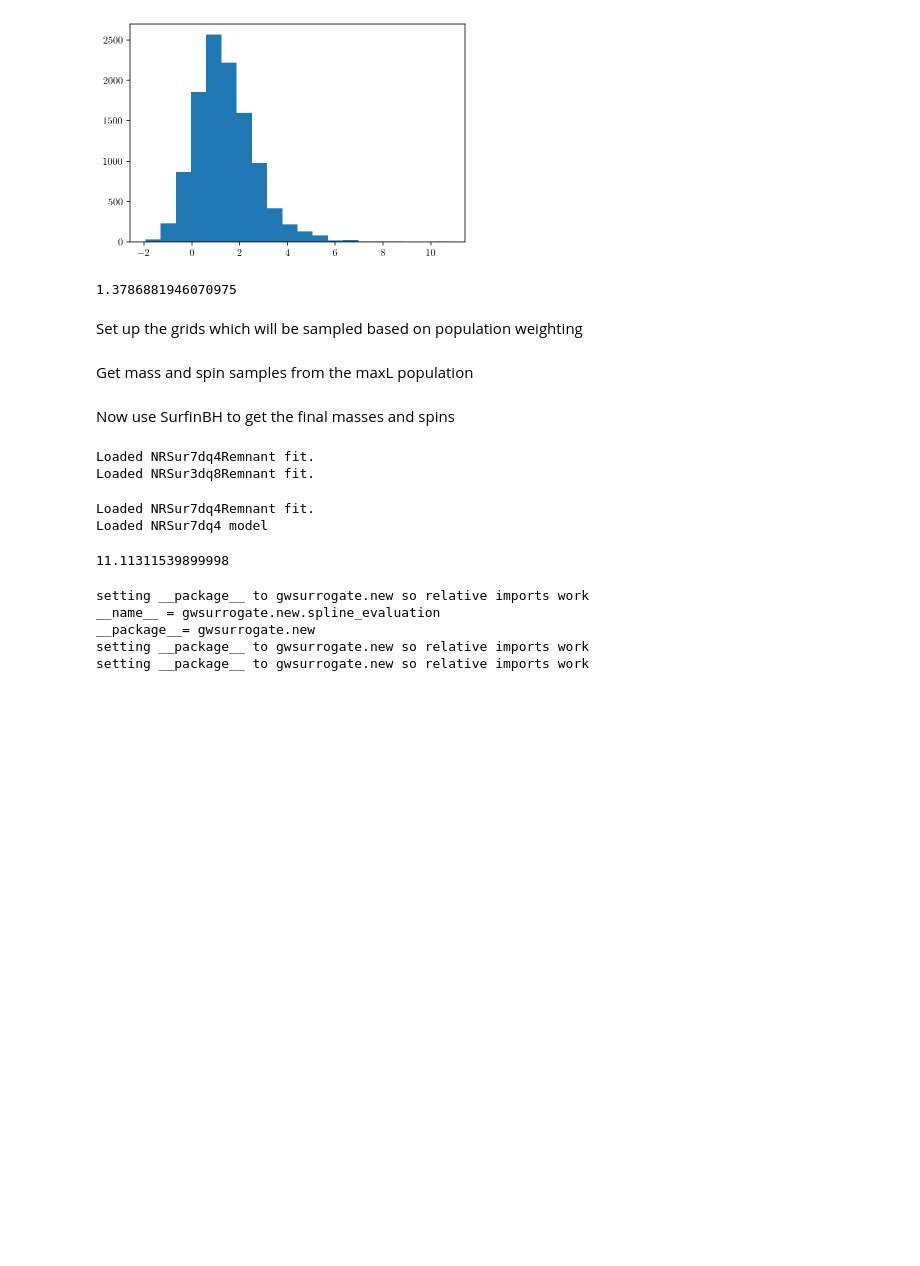
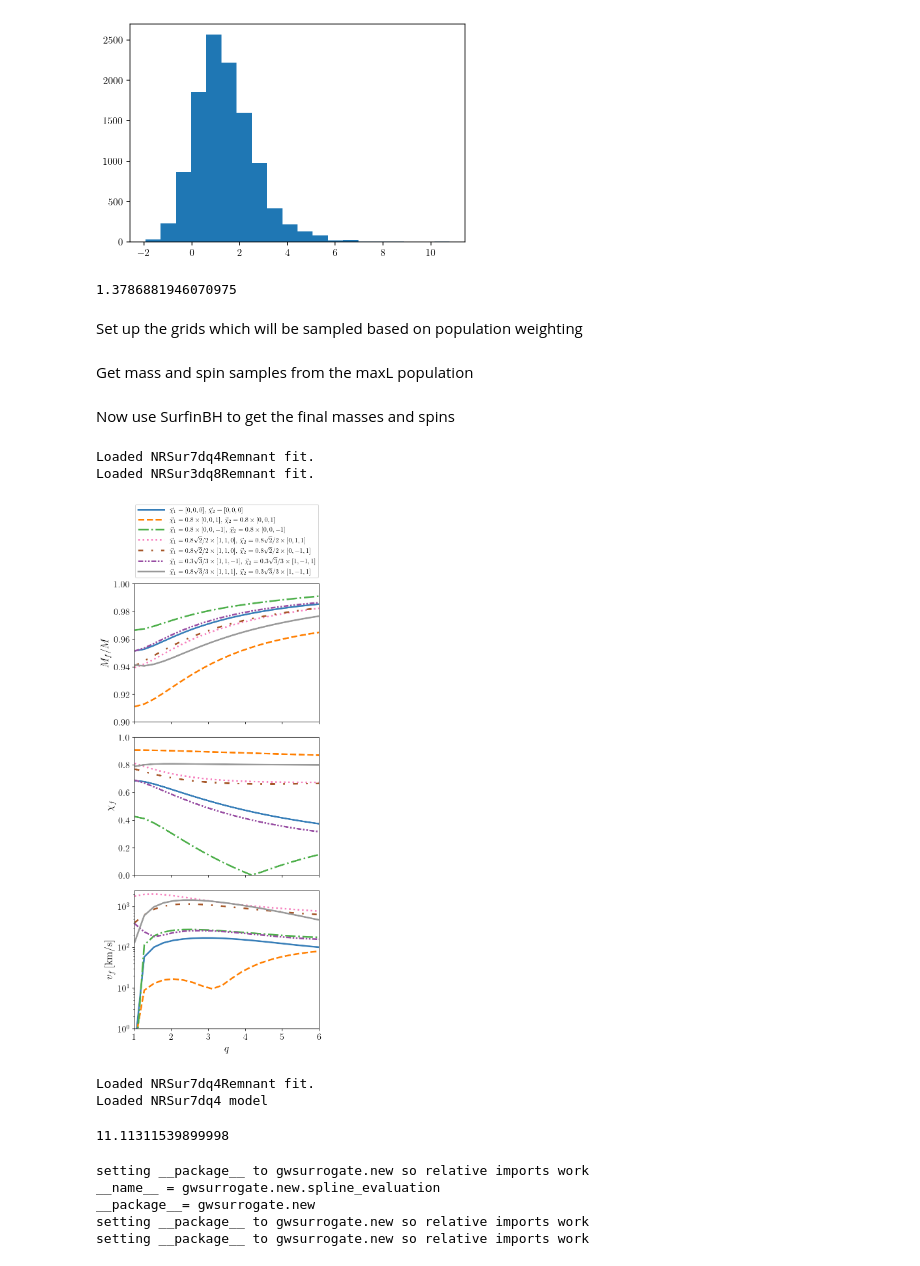
Before and after one commit to zodoctor/final_state_population, a Jupyter notebook: Final_State_Population.ipynb, the cells around one changed output. Cells and saved outputs as stored; diff of their text form; code cells hidden in the pictures; blank space fills up the shorter version.

```diff
--- a/Final_State_Population.ipynb
+++ b/Final_State_Population.ipynb
@@ -600,6 +600,68 @@ def calc_final_state(samples):
 # %% [output]
 Loaded NRSur7dq4Remnant fit.
 Loaded NRSur3dq8Remnant fit.
+# %%
+myqs = np.linspace(1,6,20)
+
+
+spin_configs = [
+    ([0,0,0],[0,0,0]),
+    (0.8*np.array([0,0,1]),0.8*np.array([0,0,1])),
+    (-0.8*np.array([0,0,1]),-0.8*np.array([0,0,1])),
+    ([0.8*np.sqrt(2)/2.,0.8*np.sqrt(2)/2.,0],[0,0.8*np.sqrt(2)/2.,0.8*np.sqrt(2)/2.]),
+    ([0.8*np.sqrt(2)/2.,0.8*np.sqrt(2)/2.,0],[0,-0.8*np.sqrt(2)/2.,0.8*np.sqrt(2)/2.]),
+    #([0.3*np.sqrt(2)/2.,0.3*np.sqrt(2)/2.,0],[0,0.3*np.sqrt(2)/2.,0.3*np.sqrt(2)/2.]),
+    #([0.3*np.sqrt(2)/2.,0.3*np.sqrt(2)/2.,0],[0,-0.3*np.sqrt(2)/2.,0.3*np.sqrt(2)/2.]),
+    ([0.3*np.sqrt(3)/3,0.3*np.sqrt(3)/3,-0.3*np.sqrt(3)/3],[0.3*np.sqrt(3)/3,-0.3*np.sqrt(3)/3,0.3*np.sqrt(3)/3]),
+    ([0.8*np.sqrt(3)/3,0.8*np.sqrt(3)/3,0.8*np.sqrt(3)/3],[0.3*np.sqrt(3)/3,-0.3*np.sqrt(3)/3,0.3*np.sqrt(3)/3])
+]
+
+spin_names = [
+    r'$\vec{\chi}_1=[0,0,0],\, \vec{\chi}_2=[0,0,0]$',
+    r'$\vec{\chi}_1=0.8\times[0,0,1],\, \vec{\chi}_2=0.8\times[0,0,1]$',
+    r'$\vec{\chi}_1=0.8\times[0,0,-1],\, \vec{\chi}_2=0.8\times[0,0,-1]$',
+    r'$\vec{\chi}_1=0.8\sqrt{2}/2 \times[1,1,0],\, \vec{\chi}_2=0.8\sqrt{2}/2\times[0,1,1]$',
+    r'$\vec{\chi}_1=0.8\sqrt{2}/2\times[1,1,0],\, \vec{\chi}_2=0.8\sqrt{2}/2\times[0,-1,1]$',
+    r'$\vec{\chi}_1=0.3\sqrt{3}/3\times[1,1,-1],\, \vec{\chi}_2=0.3\sqrt{3}/3\times[1,-1,1]$',
+    r'$\vec{\chi}_1=0.8\sqrt{3}/3\times[1,1,1],\, \vec{\chi}_2=0.3\sqrt{3}/3\times[1,-1,1]$',
+]
+
+CB_color_cycle = ['#377eb8', '#ff7f00', '#4daf4a',
+                  '#f781bf', '#a65628', '#984ea3',
+                  '#999999', '#e41a1c', '#dede00']
+
+lss = ['-','--','-.',':',(0, (3, 5, 1, 5)),(0, (3, 1, 1, 1, 1, 1))]
+
+fig,axes = plt.subplots(3,sharex=True,figsize=(5,12))
+axes = axes.flatten()
+
+for i,config in enumerate(spin_configs):
+    myvs = []
+    myfMs = []
+    mychis = []
+    for q in myqs:
+        testfM,testchi,testvf,_,_,_ = fit7dq4.all(q,config[0],config[1],allow_extrap=True)
+        myvs.append(np.linalg.norm(testvf))
+        myfMs.append(testfM)
+        mychis.append(np.linalg.norm(testchi))
+    axes[0].plot(myqs,np.array(myfMs),color=CB_color_cycle[i],lw=2.5,ls=lss[i%len(lss)],label=spin_names[i])
+    axes[1].plot(myqs,np.array(mychis),color=CB_color_cycle[i],lw=2.5,ls=lss[i%len(lss)])
+    axes[2].plot(myqs,3e5*np.array(myvs),color=CB_color_cycle[i],lw=2.5,ls=lss[i%len(lss)])
+
+ylims = [(0.9,1),(0,1),(1,2500)]
+for i,label in enumerate([r'$M_f/M$',r'$\chi_f$',r'$v_f\, [\mathrm{km/s}]$']):
+    axes[i].set_ylabel(label,fontsize=16)
+    axes[i].set_ylim(ylims[i])
+    axes[i].tick_params(labelsize=14)
+axes[0].set_xlim([1,6])
+axes[2].set_xlabel('$q$',fontsize=16)
+axes[2].set_yscale('log')
+axes[0].legend(bbox_to_anchor=(0.5,1.02),loc='lower center',handlelength=4)
+fig.tight_layout()
+fig.savefig('example_remnant_params.pdf')
+fig.savefig('example_remnant_params.png',dpi=300)
+# %% [output]
+[figure, added]
 # %%
 setup = """import surfinBH
 fit = surfinBH.LoadFits('NRSur7dq4Remnant')
```
Also changed, not shown: parts of 3 cells of this notebook, 4 other files.
